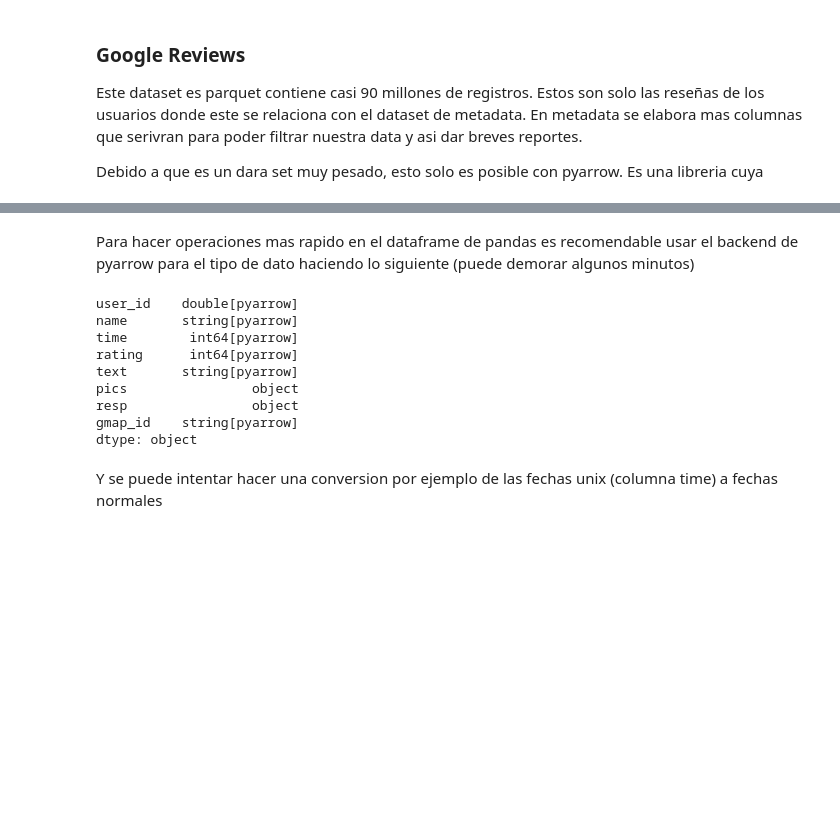
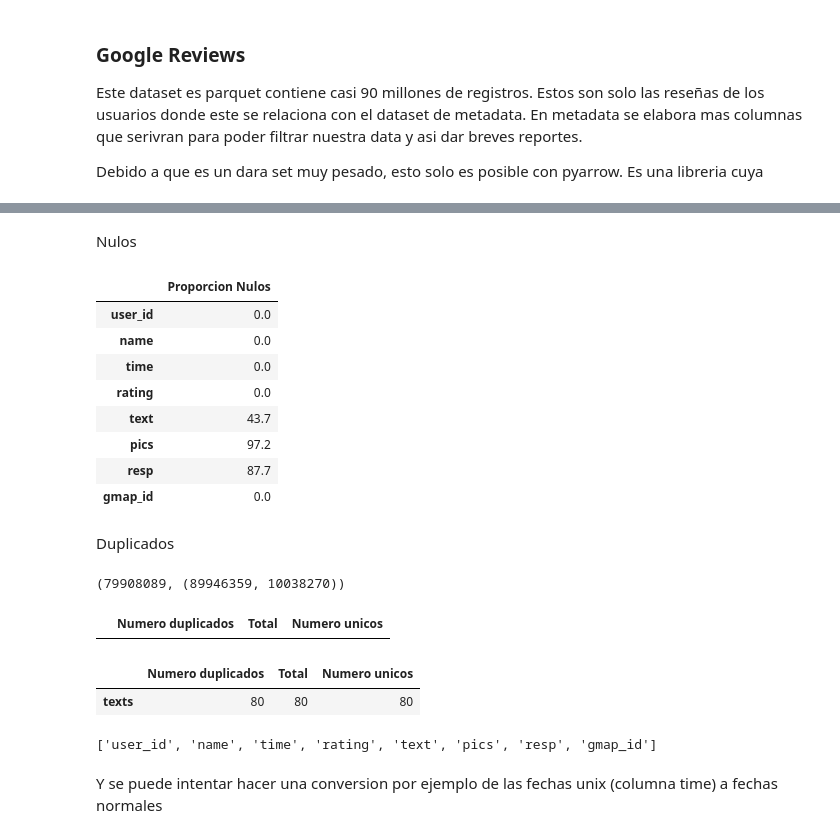
Before and after one commit to melodiromero/Google-Yelp, a Jupyter notebook: Sprint-1/Yelp/etl_eda.ipynb, the cells around one changed output, grey strips where cells are left out. Saved outputs shown, nothing was run; the diff lists cells and outputs as text; code cells hidden in the pictures; blank space fills up the shorter version.

Commit message:
reporte calidad data

```diff
--- a/Sprint-1/Yelp/etl_eda.ipynb
+++ b/Sprint-1/Yelp/etl_eda.ipynb
@@ -37,11 +37,10 @@ Debido a que es un dara set muy pesado, esto solo es posible con pyarrow. Es una
 # %%
 directorio_google_reviews = "C:\\Users\\jdieg\\Desktop\\henry\\proyectos\\Google-Yelp\\.data\\google_maps\\Python_Datasets_gmpas_reviews.parquet"
 
-google_reviews = pq.read_table(directorio_google_reviews)
+google_reviews_df = pd.read_parquet(directorio_google_reviews ,engine="pyarrow", dtype_backend="pyarrow")
 # %% [markdown]
 Hasta este paso, el dataset cargado a googlereviews es relativamente ligero, al menos en la PC consume poco arriba de 3.5 GB.. al pasarlo a pandas es cuando hay un consumo significante quedando la variable incluso en 34 GB.. no se si esto queda almacenado en la RAM, pero se convierte en un dataset muy pesado. Despues de tener el pandas, asignar `None` a la variable `google_reviews` para liberar un poco.
 
 ![imagen](C:\\Users\\jdieg\\Desktop\\henry\\proyectos\\Google-Yelp\\imagenes\\sprint_1\\eda_etl\\consumo_pandas.JPG)
 # %%
-google_reviews_df = google_reviews.to_pandas()
 google_reviews_df.shape
@@ -64,15 +63,28 @@ google_reviews = None
-# %% [markdown]
-Para hacer operaciones mas rapido en el dataframe de pandas es recomendable usar el backend de pyarrow para el tipo de dato haciendo lo siguiente (puede demorar algunos minutos)
-# %%
-google_reviews_df = google_reviews_df.convert_dtypes(dtype_backend="pyarrow")
-google_reviews_df.dtypes
-# %% [output]
-user_id    double[pyarrow]
-name       string[pyarrow]
-time        int64[pyarrow]
-rating      int64[pyarrow]
-text       string[pyarrow]
-pics                object
-resp                object
-gmap_id    string[pyarrow]
-dtype: object
+# %% [markdown]
+Nulos
+# %%
+def proporcion_nulos(data_frame:pd.DataFrame):
+    """
+    Calculate the percentage of null (missing) values in each column of a Pandas DataFrame.
+
+    Parameters:
+    data_frame (pd.DataFrame): The input DataFrame for which null percentages are calculated.
+
+    Returns:
+    pd.Series: A Pandas Series containing the percentage of null values for each column.
+    """
+    return pd.DataFrame(round(data_frame.isnull().sum() / data_frame.shape[0] * 100, 1)).rename(columns={0: "Proporcion Nulos"})
+# %%
+proporcion_nulos(google_reviews_df)
+# %% [output]
+|  | Proporcion Nulos |
+| user_id | 0.0 |
+| name | 0.0 |
+| time | 0.0 |
+| rating | 0.0 |
+| text | 43.7 |
+| pics | 97.2 |
+| resp | 87.7 |
+| gmap_id | 0.0 |
+# %% [markdown]
+Duplicados
@@ -78,0 +97,16 @@ dtype: object
+# %%
+numero_duplicados, total_y_unicos
+# %% [output]
+(79908089, (89946359, 10038270))
+# %%
+reporte_duplicados = {
+    "Numero duplicados": [],
+    "Total": [],
+    "Numero unicos": [],
+}
+
+index = []
+
+pd.DataFrame(reporte_duplicados, index=index)
+# %% [output]
+|  | Numero duplicados | Total | Numero unicos |
@@ -78,0 +118,9 @@ dtype: object
+# %%
+pd.DataFrame(reporte_duplicados, index=index)
+# %% [output]
+|  | Numero duplicados | Total | Numero unicos |
+| texts | 80 | 80 | 80 |
+# %%
+google_reviews_df.columns.to_list()
+# %% [output]
+['user_id', 'name', 'time', 'rating', 'text', 'pics', 'resp', 'gmap_id']
```
Also changed, not shown: parts of 13 cells of this notebook.
